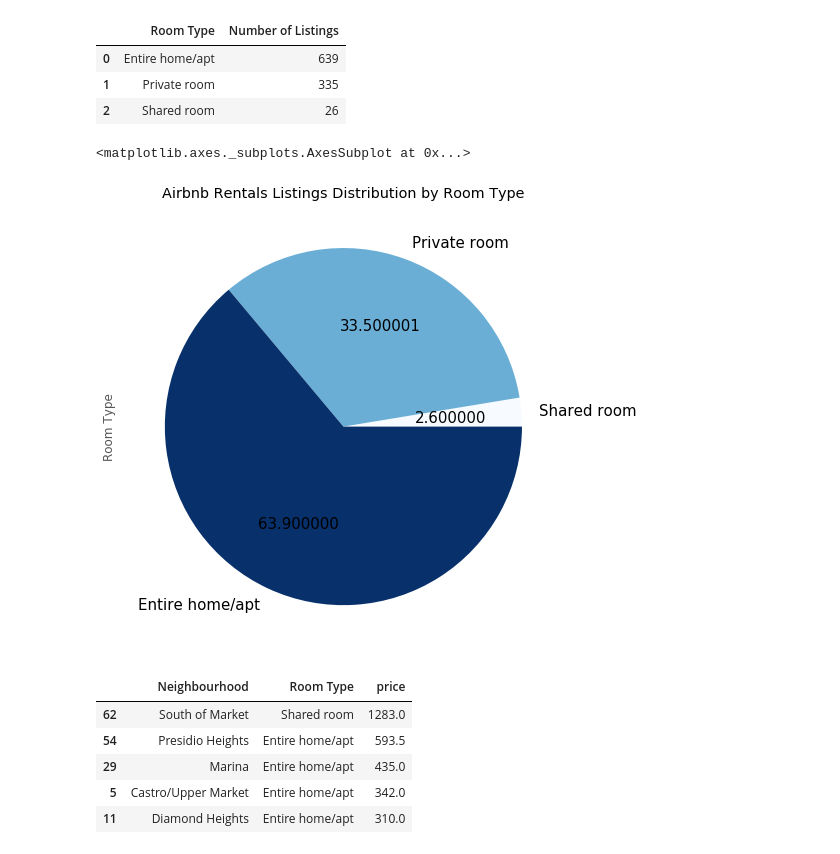
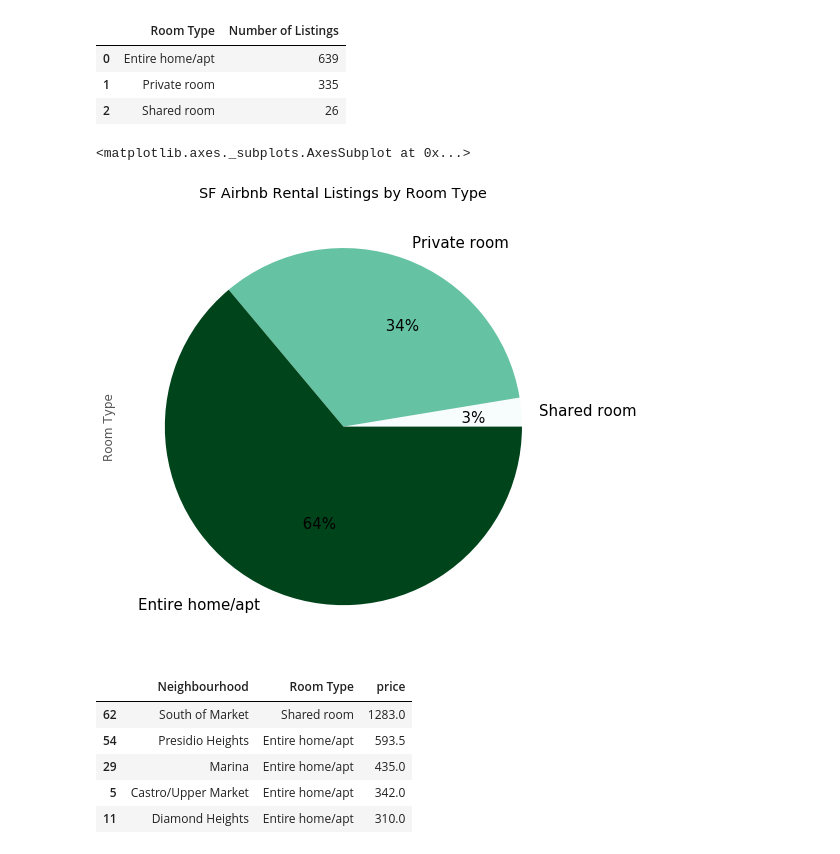
Before and after one commit to areselian/Project1_Group2, a Jupyter notebook: SF Airbnb Rental Prices Analysis.ipynb, the cells around one changed output. Drawn from its saved outputs; the diff is of its cells as text; code cells hidden in the pictures.

```diff
--- a/SF Airbnb Rental Prices Analysis.ipynb
+++ b/SF Airbnb Rental Prices Analysis.ipynb
@@ -247,24 +247,27 @@ SF_property_type
 # %%
 #room type visualizations
 
 matplotlib.style.use('ggplot')
 
 room = data_complete.room_type
 r = Counter(room)
 
 room_df = pd.DataFrame.from_dict(r, orient='index').sort_values(by=0)
 room_df.columns = ['Room Type']
 room_df.plot.pie(y = 'Room Type',
-                 colormap = 'Blues',
+                 colormap = 'BuGn',
                  figsize=(8,10),
-                 fontsize = 15, autopct = '%2f',
+                 fontsize = 15, autopct = '%11.f%%',
                  legend = False,
-                 title = 'Airbnb Rentals Listings Distribution by Room Type')
+                 title = 'SF Airbnb Rental Listings by Room Type')
 
-#make title bold, and text smaller
+#make title bold and bigger than the text labels
+#make numbers % format
+#Change color of the table to green-ish
+#Add legend
 # %% [output]
 <matplotlib.axes._subplots.AxesSubplot at 0x...>
-[figure, old version]
+[figure, new version]
 # %%
 #Breakdown of Room Types
 
```
Also changed, not shown: parts of 20 cells of this notebook, 1 other file.
